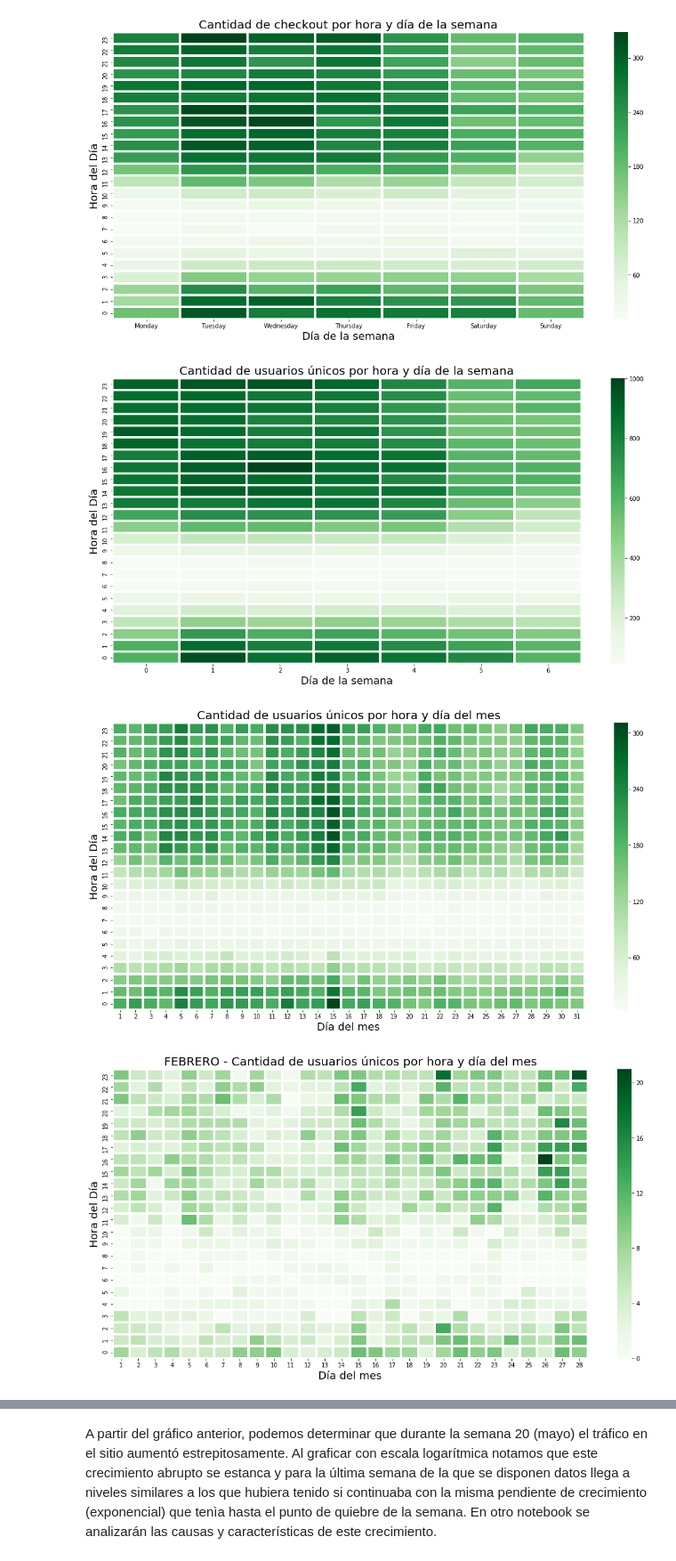
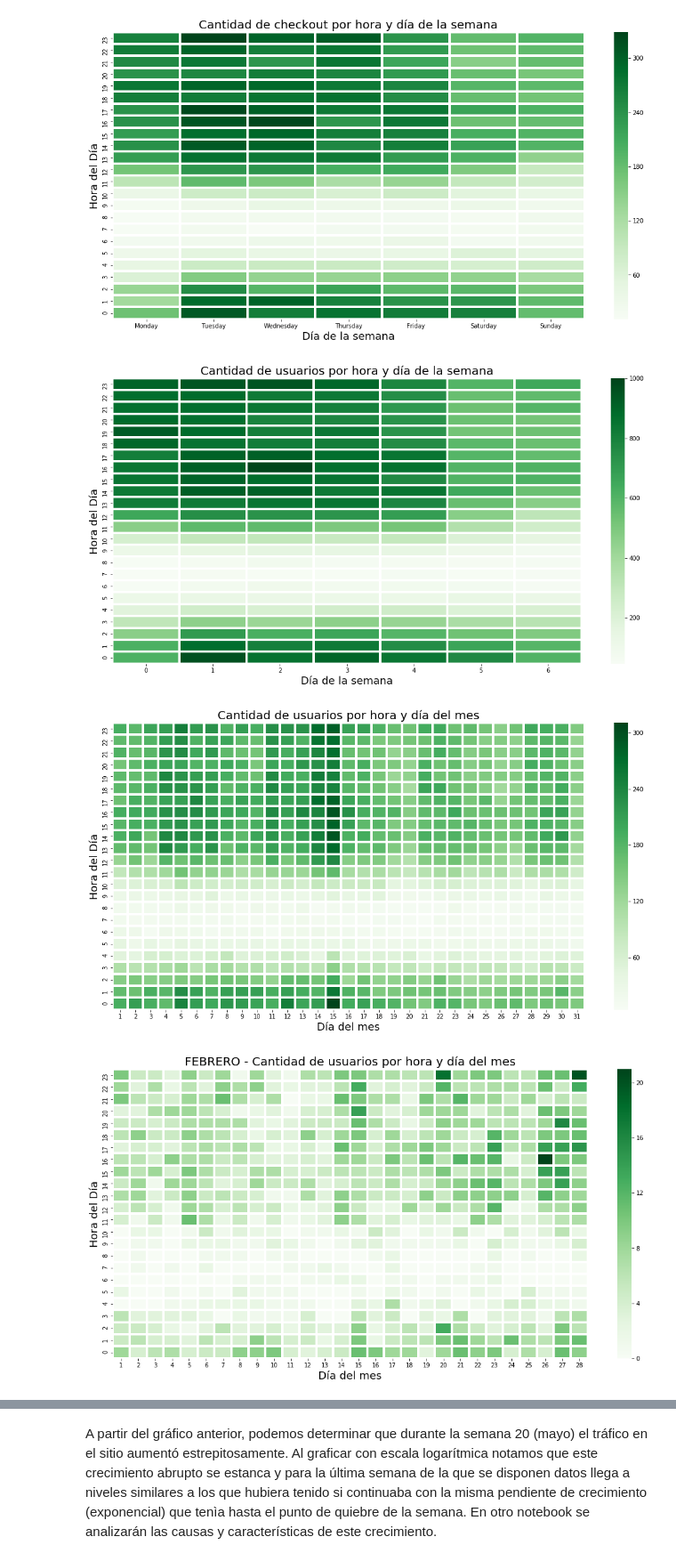
Before and after one commit to jowisaidman/tp1_analisis_exploratorio, a Jupyter notebook: Notebooks/Mateo/Resumen/trafico_analisis.ipynb, the cells around one changed output, grey strips where cells are left out. Shown: that part at 89% size. Saved outputs shown, nothing was run; the diff lists cells and outputs as text; code cells hidden in the pictures.

```diff
--- a/Notebooks/Mateo/Resumen/trafico_analisis.ipynb
+++ b/Notebooks/Mateo/Resumen/trafico_analisis.ipynb
@@ -50,3 +56,8 @@ events.head(1)
+# %%
+#agrego una nueva columna que indica la quincena
+primera_semana = events['week'].head(1).item()
+events['fortnight'] = (events['week'] - primera_semana) #aca tengo de 0 a n (20)
+events['fortnight'] = ((events['fortnight']/2)+events['fortnight'] % 2+1).astype(dtype='int8')
 # %%
 def plot_heatmap(data,title='Titulo',xlabel='Leyenda X',ylabel='Leyenda Y'):
     plt.figure(figsize = (18,9))
@@ -56,7 +67,7 @@ def plot_heatmap(data,title='Titulo',xlabel='Leyenda X',ylabel='Leyenda Y'):
     ax.set_xlabel(ylabel,fontsize = 18)
 # %%
 #todos los eventos, usuarios únicos, mes determinado
-def heatmap_unique_users_between_dates(desde='2018-01-01 00:00:00',hasta='2018-07-01 00:00:00',title='Cantidad de usuarios únicos por hora y día del mes'):
+def heatmap_unique_users_between_dates(desde='2018-01-01 00:00:00',hasta='2018-07-01 00:00:00',title='Cantidad de usuarios por hora y día del mes'):
     filtro = events[(events.index > desde)]
     filtro = filtro[(filtro.index < hasta)]
     per_date_total = filtro.groupby(['day','hour']).agg({'person':'nunique'}).unstack()
@@ -129,15 +138,15 @@ per_date_total.fillna(value=0,inplace=True)
 per_date_total = per_date_total.astype(dtype='int64')
 unique_users = per_date_total.transpose()
 unique_users.sort_index(ascending=False,inplace=True)
-plot_heatmap(unique_users,'Cantidad de usuarios únicos por hora y día de la semana','Hora del Día','Día de la semana')
+plot_heatmap(unique_users,'Cantidad de usuarios por hora y día de la semana','Hora del Día','Día de la semana')
 # %% [output]
-[figure, old version]
+[figure, new version]
 # %%
 heatmap_unique_users_between_dates()
 # %% [output]
-[figure, old version]
+[figure, new version]
 # %%
-heatmap_unique_users_between_dates(desde='2018-02-01 00:00:00',hasta='2018-03-01 00:00:00',title='FEBRERO - Cantidad de usuarios únicos por hora y día del mes')
+heatmap_unique_users_between_dates(desde='2018-02-01 00:00:00',hasta='2018-03-01 00:00:00',title='FEBRERO - Cantidad de usuarios por hora y día del mes')
 # %% [output]
-[figure, old version]
+[figure, new version]
 # %%
```
Also changed, not shown: parts of 12 cells of this notebook, 6 other files.
